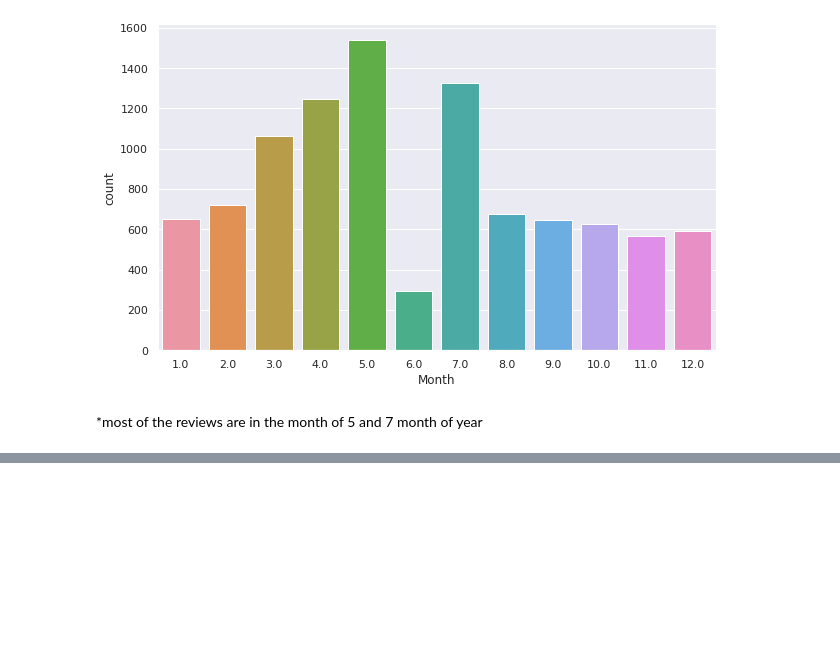
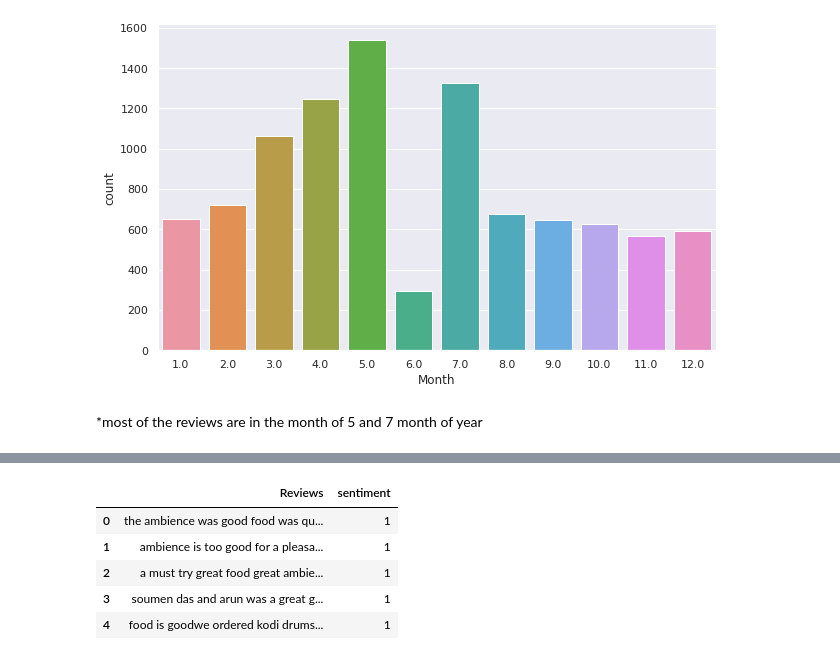
Before and after one commit to Ali-Asgar-Lakdawala/Zomato-Restaurant-Clustering-And-Sentiment-Analysis, a Jupyter notebook: ZOMATO_RESTAURANT_CLUSTERING_AND_SENTIMENT_ANALYSIS.ipynb, the cells around one changed output, grey strips where cells are left out. Saved outputs shown, nothing was run; the diff lists cells and outputs as text; code cells hidden in the pictures; blank space fills up the shorter version.

```diff
--- a/ZOMATO_RESTAURANT_CLUSTERING_AND_SENTIMENT_ANALYSIS.ipynb
+++ b/ZOMATO_RESTAURANT_CLUSTERING_AND_SENTIMENT_ANALYSIS.ipynb
@@ -580,0 +685,10 @@ sns.countplot(reviews_df.Month)
+# %%
+sentiment_df=reviews_df[['Reviews','sentiment']]
+sentiment_df.head()
+# %% [output]
+|  | Reviews | sentiment |
+| 0 | the ambience was good food was qu... | 1 |
+| 1 | ambience is too good for a pleasa... | 1 |
+| 2 | a must try great food great ambie... | 1 |
+| 3 | soumen das and arun was a great g... | 1 |
+| 4 | food is goodwe ordered kodi drums... | 1 |
```
Also changed, not shown: parts of 10 cells of this notebook.
